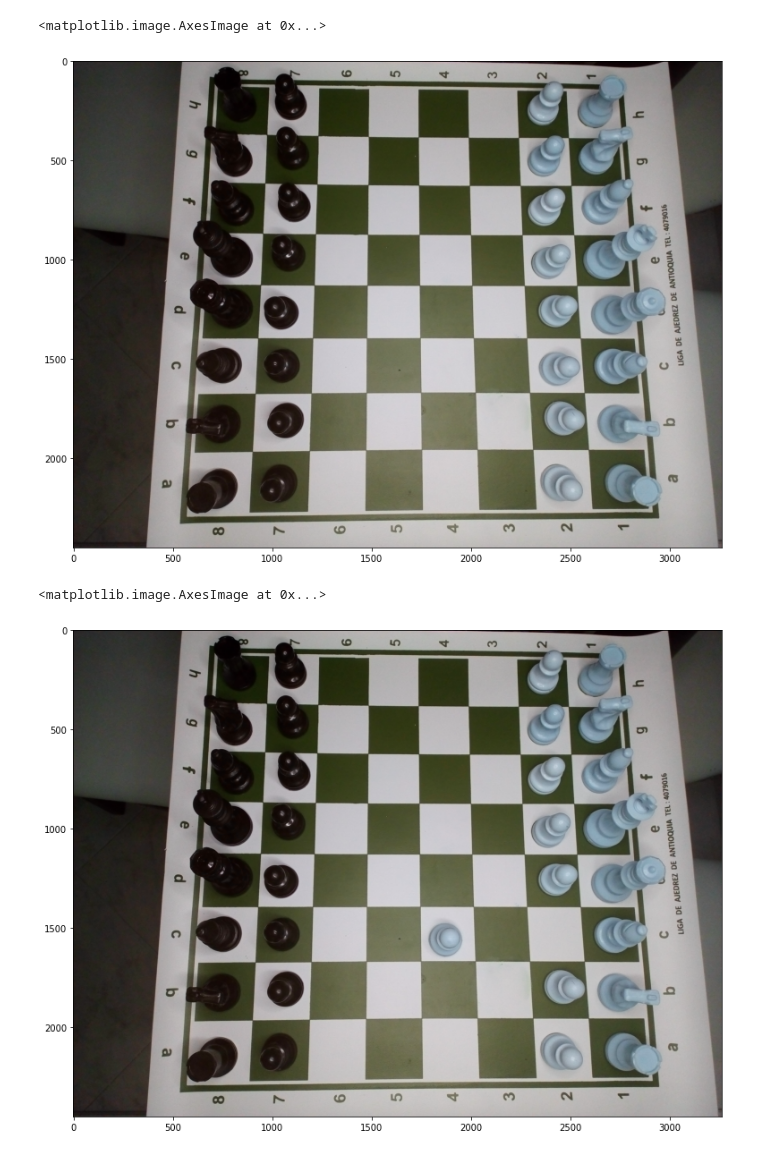
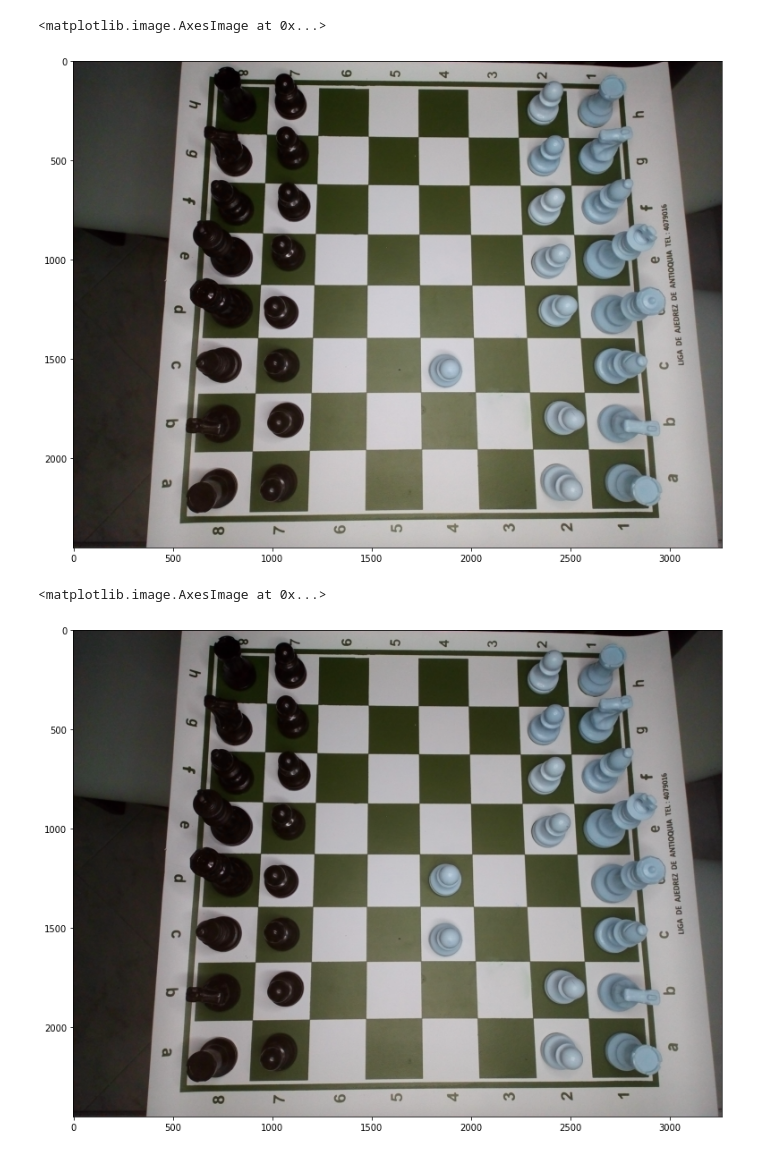
Before and after one commit to SantiagoGuiral/ress, a Jupyter notebook: pruebas/framediff.ipynb, the cells around one changed output. Drawn from its saved outputs; the diff is of its cells as text; code cells hidden in the pictures.

```diff
--- a/pruebas/framediff.ipynb
+++ b/pruebas/framediff.ipynb
@@ -5,16 +5,16 @@ import matplotlib.pyplot as plt
 
 kernel = np.ones((7, 7), np.uint8)
 # %%
-im1=cv2.imread("./subs/d10.jpg")
+im1=cv2.imread("./subs/d11.jpg")
 plt.figure(figsize = (16,10))
 plt.imshow(im1)
 # %% [output]
 <matplotlib.image.AxesImage at 0x...>
-[figure, old version]
+[figure, new version]
 # %%
-im2=cv2.imread("./subs/d11.jpg")
+im2=cv2.imread("./subs/d12.jpg")
 plt.figure(figsize = (16,10))
 plt.imshow(im2)
 # %% [output]
 <matplotlib.image.AxesImage at 0x...>
-[figure, old version]
+[figure, new version]
```
Also changed, not shown: parts of 8 cells of this notebook, 3 other files.
